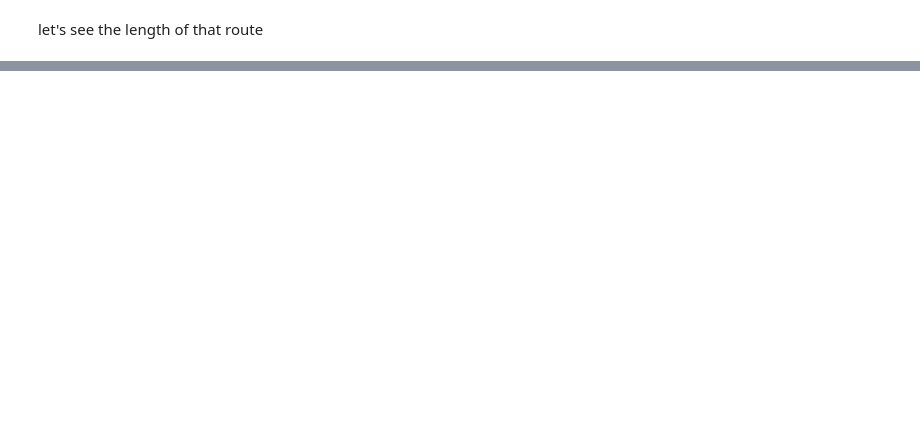
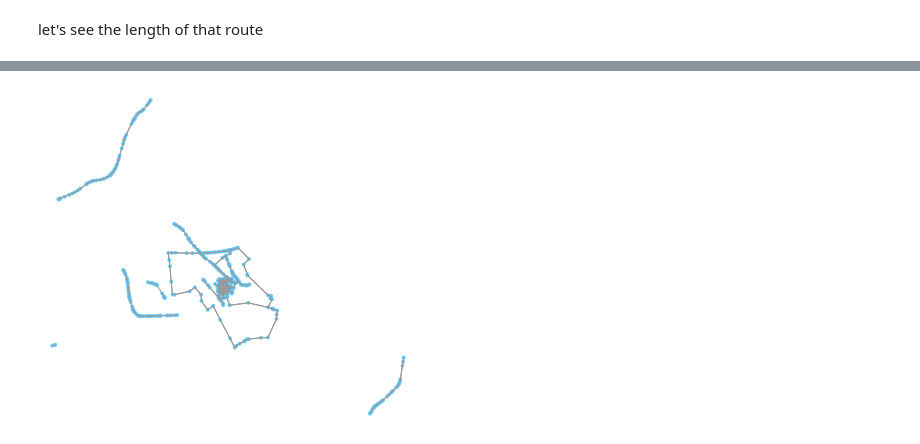
Before and after one commit to Dr-AlaaKhamis/Graph-Search-Algorithms, a Jupyter notebook: breadth_first_search.ipynb, the cells around one changed output, grey strips where cells are left out. Drawn from its saved outputs; the diff is of its cells as text; code cells hidden in the pictures; blank space fills up the shorter version.

```diff
--- a/breadth_first_search.ipynb
+++ b/breadth_first_search.ipynb
@@ -132,0 +122,6 @@ IFrame(filepath, width=600, height=500)
+# %%
+G1 = ox.graph_from_xml("./export.osm", simplify = False, retain_all = True)
+# %%
+fig, ax = ox.plot_graph(G1)
+# %% [output]
+[figure, added]
```
Also changed, not shown: parts of 23 cells of this notebook, 5 other files.
